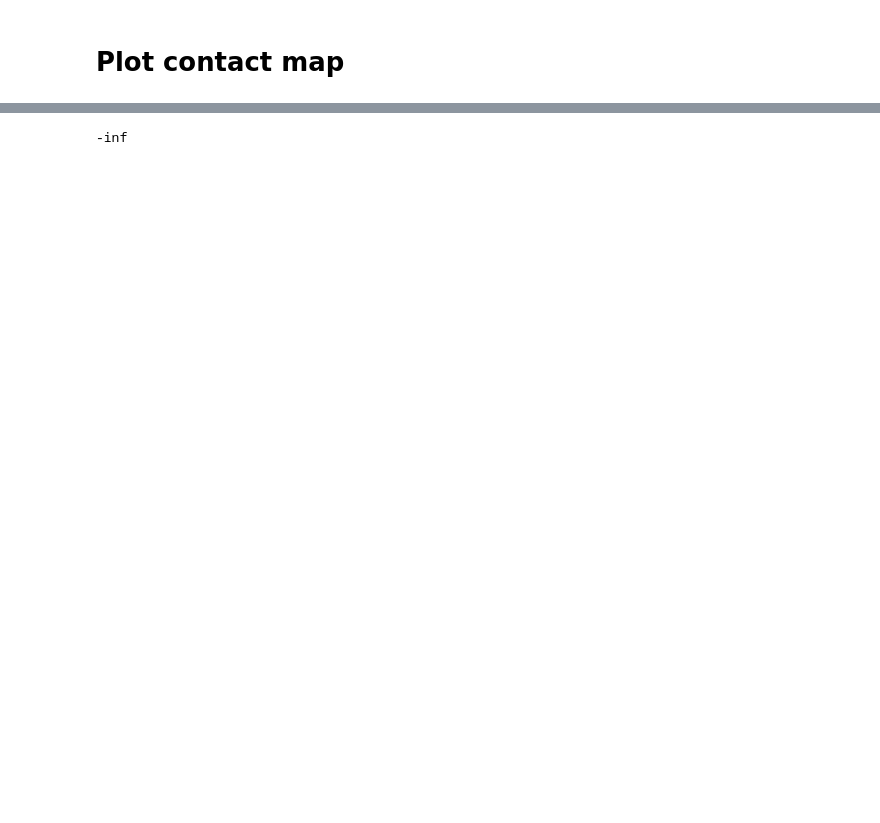
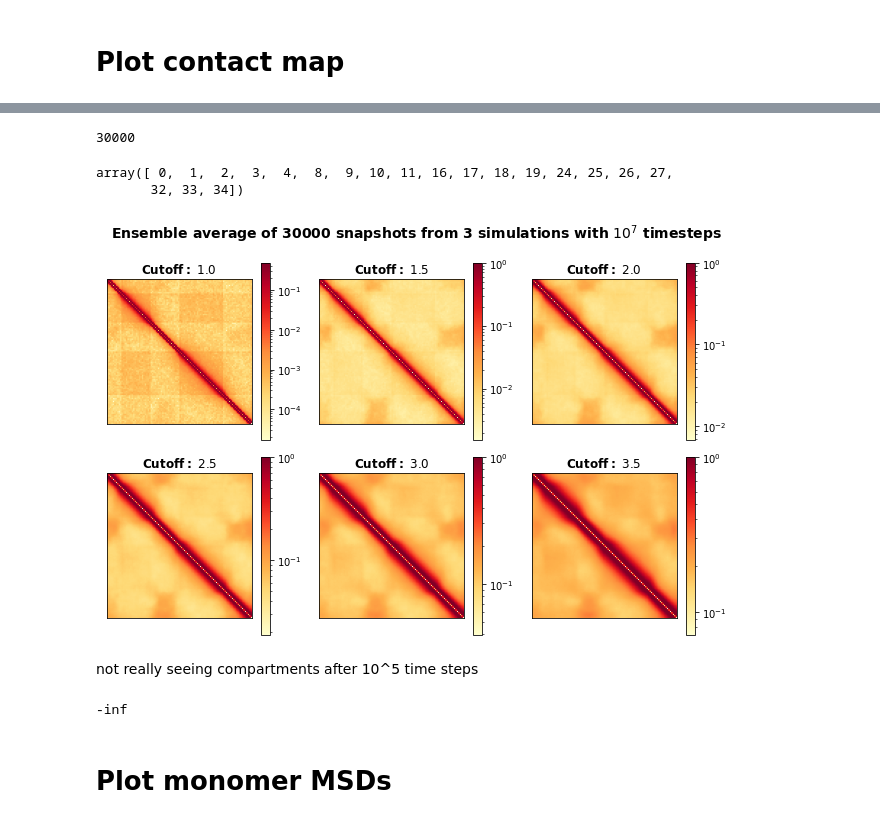
Before and after one commit to open2c/polychrom, a Jupyter notebook: Example Simulation Analysis.ipynb, the cells around one changed output, grey strips where cells are left out. Cells and saved outputs as stored; diff of their text form; code cells hidden in the pictures; blank space fills up the shorter version.

Commit message:
notebooks: ensemble ave contact maps, msds, P(s)

```diff
--- a/Example Simulation Analysis.ipynb
+++ b/Example Simulation Analysis.ipynb
@@ -247,5 +234,0 @@ mat = mat / len(uris[-100:])
-# %%
-fig, ax = plt.subplots()
-heatmap = ax.imshow(np.log10(mat), cmap='YlOrRd', vmin=-3.0, vmax=0.1)
-plt.colorbar(heatmap, extend="both")
-fig.tight_layout()
@@ -270,6 +256,67 @@ fig.tight_layout()
+# %%
+basepath = Path('/home/dkannan/simulations/step_7x/long_runs')
+conformations = []
+run_numbers = []
+for p in basepath.glob('*'):
+    numdirs += 1
+    dirname = int(str(p.name)[3:])
+    run_numbers.append(dirname)
+    try:
+        uris = list_URIs(p)
+        #conformations.append(uris[-1])
+        conformations = conformations + uris[50000::5]
+    except:
+        continue
+len(conformations)
+# %% [output]
+30000
+# %%
+run_numbers = np.sort(run_numbers)
+run_numbers[0:20]
+# %% [output]
+array([ 0,  1,  2,  3,  4,  8,  9, 10, 11, 16, 17, 18, 19, 24, 25, 26, 27,
+       32, 33, 34])
+# %%
+cutoff_rads = [1.0, 1.5, 2.0, 2.5, 3.0, 3.5]
+num_rows = 2
+num_cols = 3
+fig = plt.figure(figsize=(3*num_cols, 2 + 2*num_rows))
+
+fig.suptitle(f'Ensemble average of {len(conformations)} snapshots from 3 simulations with $10^7$ timesteps',
+             fontsize=14, fontweight='bold')
+gs = GridSpec(nrows=num_rows, ncols=num_cols,
+              width_ratios=[100]*num_cols)
+
+for i in range(len(cutoff_rads)):
+    x = i // num_cols
+    y = i % num_cols
+    ax = fig.add_subplot(gs[x, y])
+    ax.set_xticks([])
+    ax.set_yticks([])
+    mat = contactmaps.monomerResolutionContactMap(filenames=conformations, cutoff=cutoff_rads[i])
+    mat = mat / len(conformations)
+    mat[mat == 0] = mat[mat > 0].min() / 2.0
+    lognorm = LogNorm(vmin=mat.min(), vmax=mat.max())
+    im = ax.imshow(mat, norm=lognorm, cmap='YlOrRd')
+    ax.set_title(r'$\bf{Cutoff:}$' + f' {cutoff_rads[i]}', fontsize=12)
+    plt.colorbar(im, ax=ax)
+
+#hmap_cax = fig.add_subplot(gs[:,-1])
+#hmap_cax.yaxis.set_label_position("left")
+#hmap_cax.set_ylabel('log10 [ Contactmap ]', fontsize=12, fontweight='bold')
+#ax.set_xlabel(r'Bead $i$')
+#ax.set_ylabel(r'Bead $j$')
+fig.tight_layout()
+plt.savefig(f'plots/step_7x_long_runs_50000_n{len(conformations)}.pdf')
+# %% [output]
+[figure, added]
+# %% [markdown]
+not really seeing compartments after 10^5 time steps
 # %%
 mat = mat / np.mean(np.diag(mat, k=1))
 mat10 = np.log10(mat)
 mat10.min()
 # %% [output]
 -inf
+# %% [markdown]
+# Plot monomer MSDs
```
Also changed, not shown: parts of 17 cells of this notebook, 1 other file.
